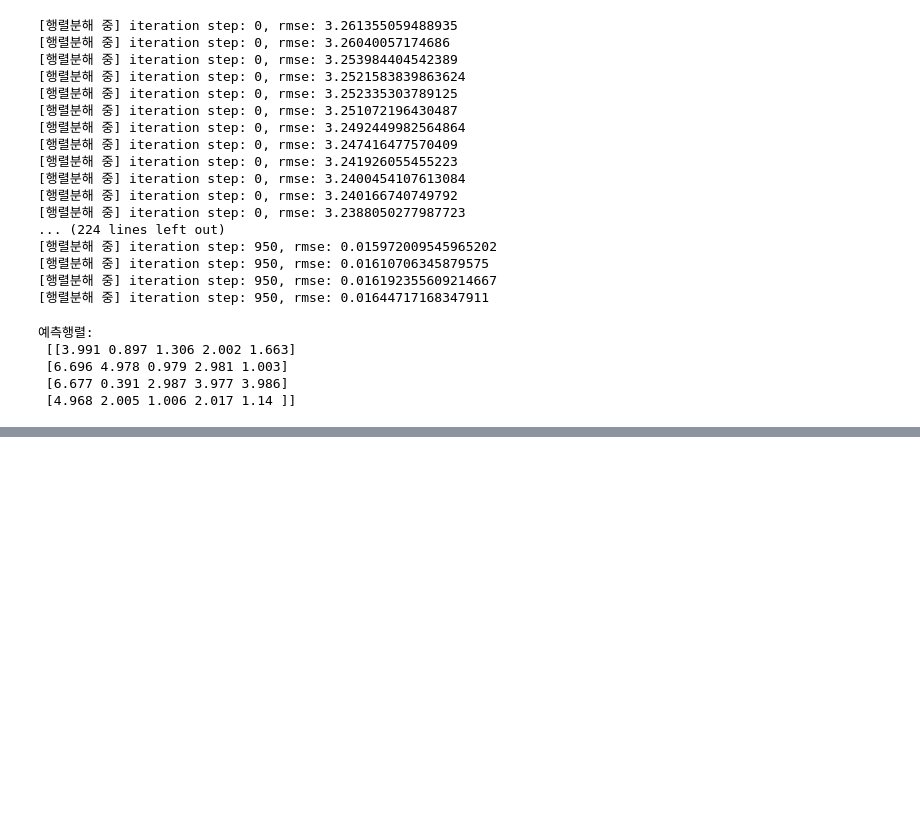
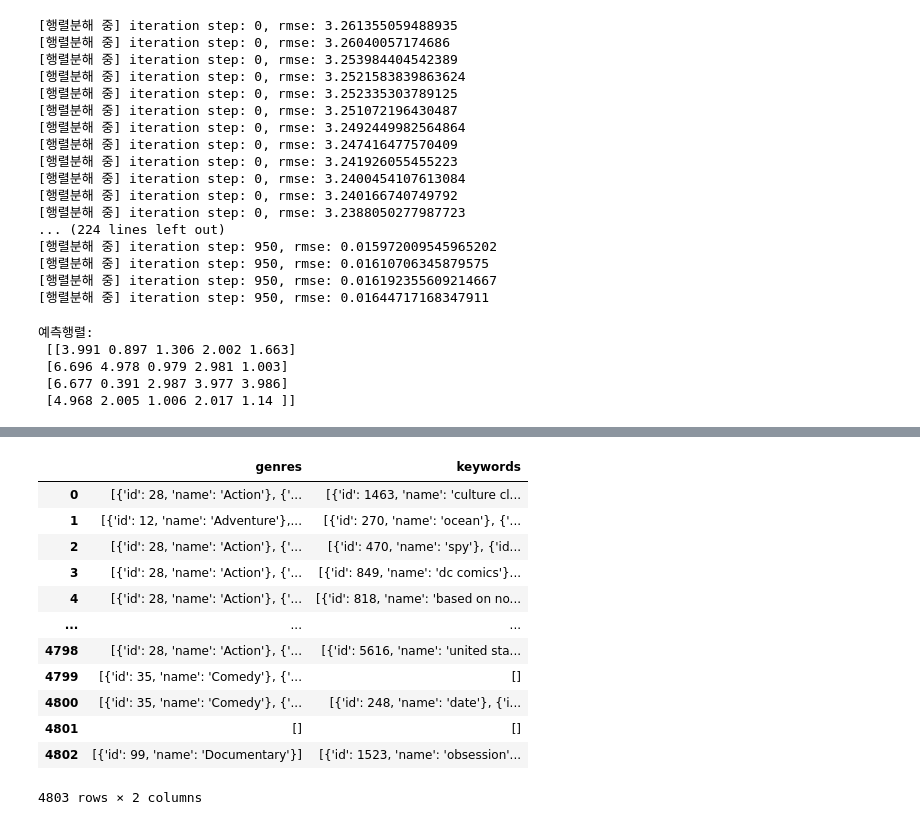
Before and after one commit to obilige/Study, a Jupyter notebook: Python/Scikit-learn/9. 추천시스템.ipynb, the cells around one changed output, grey strips where cells are left out. Drawn from its saved outputs; the diff is of its cells as text; code cells hidden in the pictures; blank space fills up the shorter version.

```diff
--- a/Python/Scikit-learn/9. 추천시스템.ipynb
+++ b/Python/Scikit-learn/9. 추천시스템.ipynb
@@ -108,0 +157,20 @@ print('예측행렬:\n', np.round(pred_matrix, 3))
+# %%
+# list 내 dict를 반복해 읽을 수 있게 만들어주는 함수
+from ast import literal_eval
+movie_df['genres'] = movie_df['genres'].apply(literal_eval)
+movie_df['keywords'] = movie_df['keywords'].apply(literal_eval)
+movie_df[['genres', 'keywords']]
+# %% [output]
+|  | genres | keywords |
+| 0 | [{'id': 28, 'name': 'Action'}, {'... | [{'id': 1463, 'name': 'culture cl... |
+| 1 | [{'id': 12, 'name': 'Adventure'},... | [{'id': 270, 'name': 'ocean'}, {'... |
+| 2 | [{'id': 28, 'name': 'Action'}, {'... | [{'id': 470, 'name': 'spy'}, {'id... |
+| 3 | [{'id': 28, 'name': 'Action'}, {'... | [{'id': 849, 'name': 'dc comics'}... |
+| 4 | [{'id': 28, 'name': 'Action'}, {'... | [{'id': 818, 'name': 'based on no... |
+| ... | ... | ... |
+| 4798 | [{'id': 28, 'name': 'Action'}, {'... | [{'id': 5616, 'name': 'united sta... |
+| 4799 | [{'id': 35, 'name': 'Comedy'}, {'... | [] |
+| 4800 | [{'id': 35, 'name': 'Comedy'}, {'... | [{'id': 248, 'name': 'date'}, {'i... |
+| 4801 | [] | [] |
+| 4802 | [{'id': 99, 'name': 'Documentary'}] | [{'id': 1523, 'name': 'obsession'... |
+4803 rows × 2 columns
```
Also changed, not shown: parts of 15 cells of this notebook.
